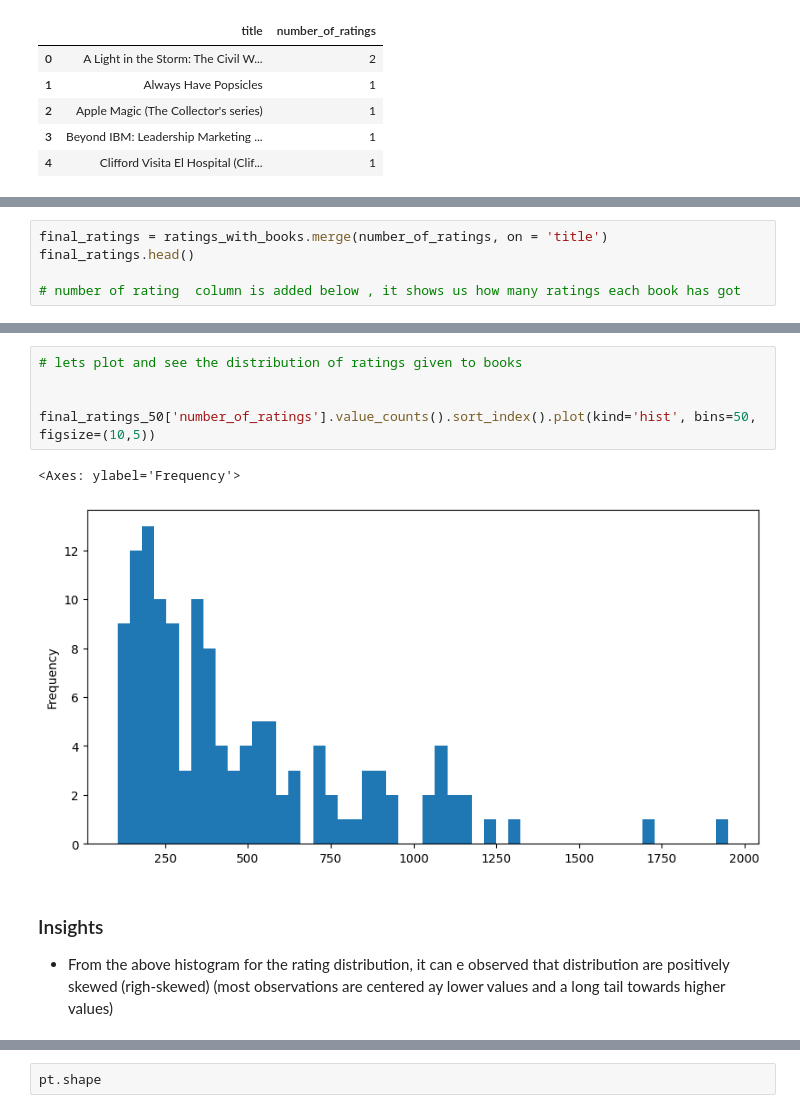
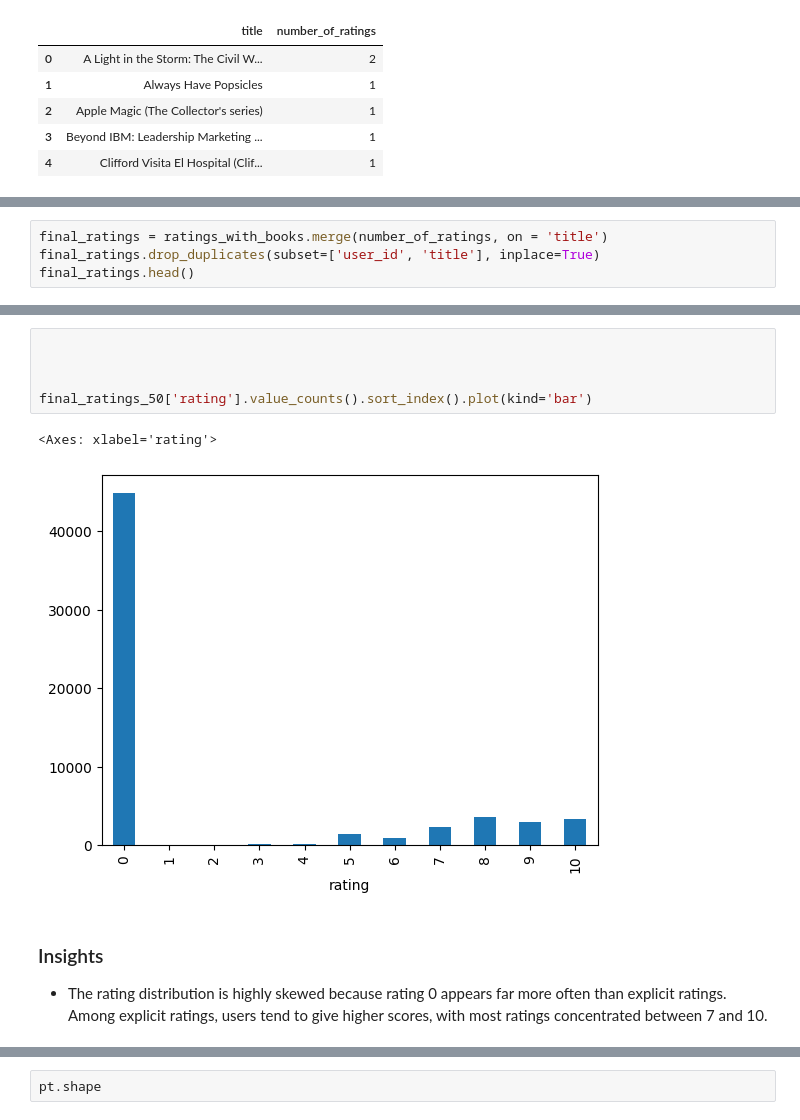
Before and after one commit to fureza-muqaddas/End-to-End-Book-Recommendation-System-Project, a Jupyter notebook: notebook/EDA & Feature Engineering.ipynb, the cells around one changed output, grey strips where cells are left out. Drawn from its saved outputs; the diff is of its cells as text.

```diff
--- a/notebook/EDA & Feature Engineering.ipynb
+++ b/notebook/EDA & Feature Engineering.ipynb
@@ -167,8 +196,7 @@ number_of_ratings.head()
 # %%
 final_ratings = ratings_with_books.merge(number_of_ratings, on = 'title')
+final_ratings.drop_duplicates(subset=['user_id', 'title'], inplace=True)
 final_ratings.head()
-
-# number of rating  column is added below , it shows us how many ratings each book has got
 # %% [output]
 |  | user_id | isbn | rating | title | author | year | publisher | image_url | number_of_ratings |
 | 0 | 277427 | 002542730X | 10 | Politically Correct Bedtime Stori... | James Finn Garner | 1994 | John Wiley &amp; Sons Inc | http://images.amazon.com/images/P... | 82 |
@@ -235,12 +263,12 @@ Name: count, Length: 179, dtype: int64
 # %%
-# lets plot and see the distribution of ratings given to books
 
 
-final_ratings_50['number_of_ratings'].value_counts().sort_index().plot(kind='hist', bins=50, figsize=(10,5))
+
+final_ratings_50['rating'].value_counts().sort_index().plot(kind='bar')
 # %% [output]
-<Axes: ylabel='Frequency'>
+<Axes: xlabel='rating'>
-[figure, old version]
+[figure, new version]
 # %% [markdown]
 ### Insights
-- From the above histogram for the rating distribution, it can e observed that distribution are positively skewed (righ-skewed)
-(most observations are centered ay lower values and a long tail towards higher values)
+
+- The rating distribution is highly skewed because rating 0 appears far more often than explicit ratings. Among explicit ratings, users tend to give higher scores, with most ratings concentrated between 7 and 10.
```
Also changed, not shown: parts of 50 cells of this notebook.
